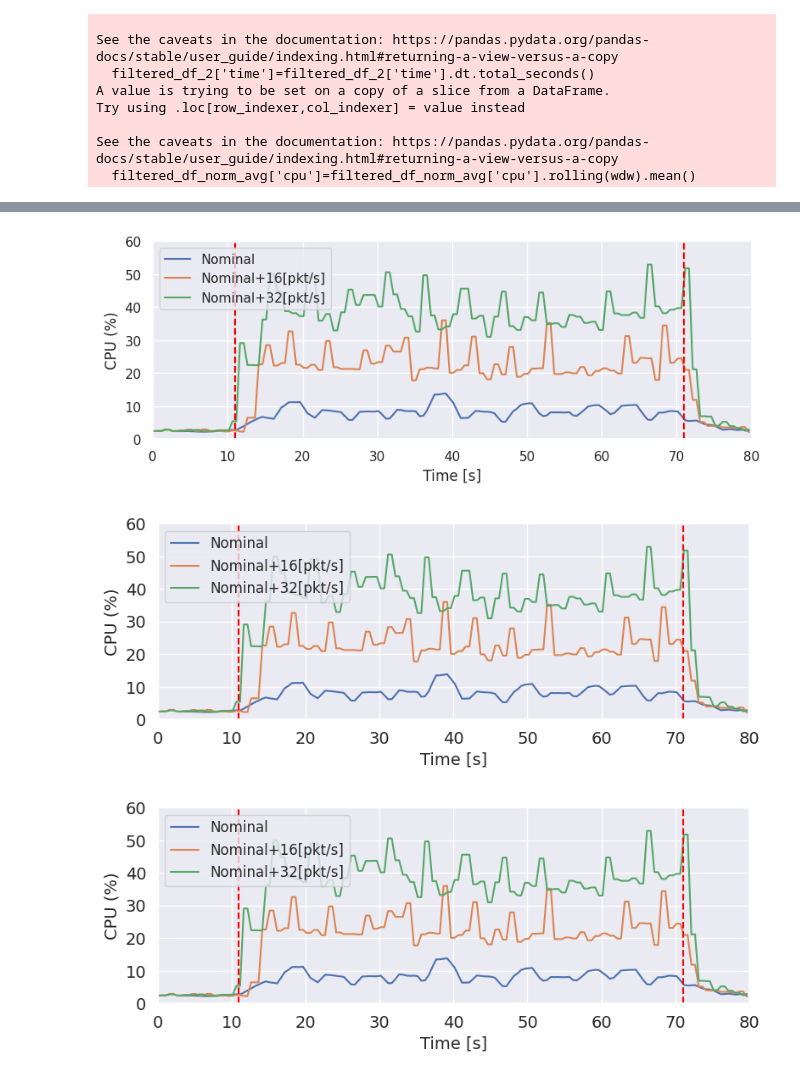
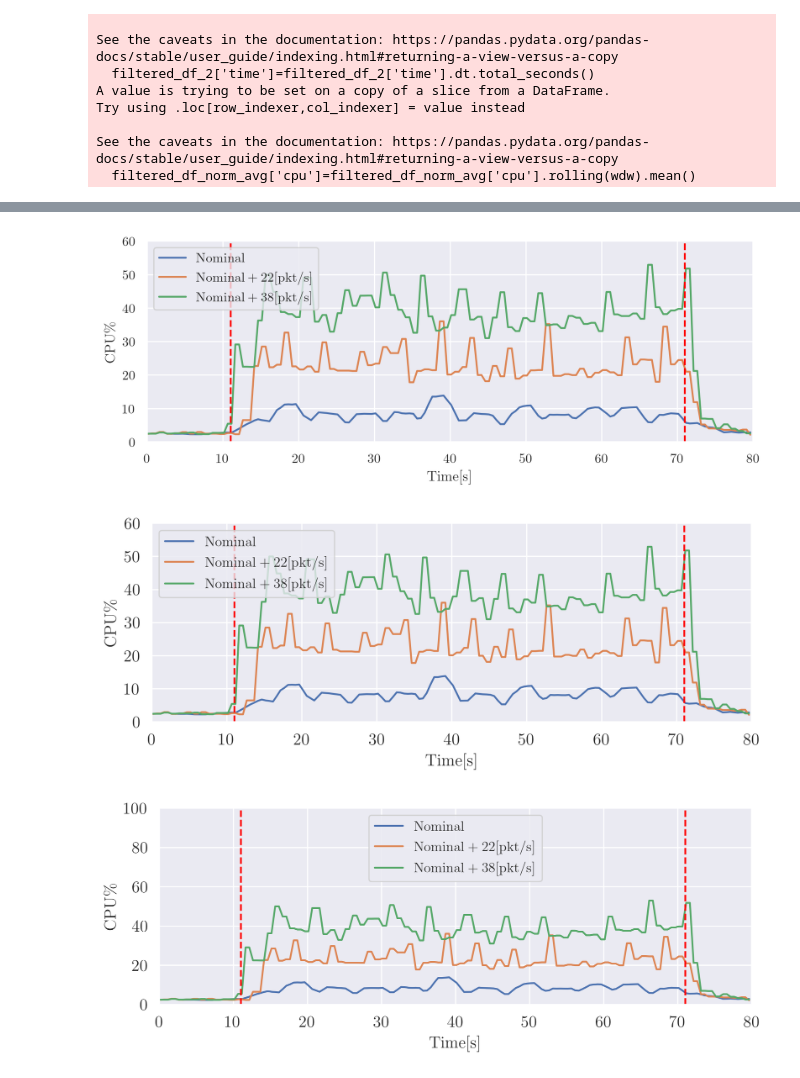
Before and after one commit to antonio-boiano/hass_forensic_component, a Jupyter notebook: prest.ipynb, the cells around one changed output, grey strips where cells are left out. Cells and saved outputs as stored; diff of their text form; code cells hidden in the pictures.

```diff
--- a/prest.ipynb
+++ b/prest.ipynb
@@ -1,5 +1,13 @@
 # %% [markdown]
 Convert the dataframe
+# %%
+import matplotlib.pyplot as plt
+import seaborn as sns
+sns.set_theme()
+plt.rcParams.update({
+    "text.usetex": True,
+    "font.family": "sans-serif",
+    "font.sans-serif": ["Helvetica"]})
 # %%
 import pandas as pd
 df = pd.read_csv ('/home/antonio/PCAP Repo/Presta/realt_capture.csv')
@@ -603,20 +613,20 @@ plt.show()
 # %%
-import matplotlib.pyplot as plt
+
 import seaborn as sns
 sns.set_theme()
 
 plt.figure(figsize=(9,3))
 
-filtered_df_norm_avg['cpu'].plot(y='CPU Percentage consumption', label='Nominal')
-filtered_df_1_avg['cpu'].plot(y='CPU Percentage consumption', label='Nominal+16[pkt/s]')
-filtered_df_2_avg['cpu'].plot(y='CPU Percentage consumption', label='Nominal+32[pkt/s]')
+filtered_df_norm_avg['cpu'].plot(y='CPU Percentage consumption', label='$\mathrm{Nominal}$')
+filtered_df_1_avg['cpu'].plot(y='CPU Percentage consumption', label= '$\mathrm{Nominal+22[pkt/s]}$')
+filtered_df_2_avg['cpu'].plot(y='CPU Percentage consumption', label= '$\mathrm{Nominal+38[pkt/s]}$')
 
 
 
 plt.axvline(x=11, color='red', linestyle='--')
 plt.axvline(x=71, color='red', linestyle='--')
-plt.xlabel('Time [s]')
-plt.ylabel('CPU (%)')
+plt.xlabel('$\mathrm{Time[s]}$')
+plt.ylabel('$\mathrm{CPU\%}$')
 
 # Show the plot
 # Add a legend to the plot
@@ -633,12 +643,12 @@ plt.xlim(0, 80)
 ##
 plt.figure(figsize=(9,3))
 
-plt.plot(filtered_df_norm_avg['cpu'], linewidth=1.5, label='Nominal')
-plt.plot(filtered_df_1_avg['cpu'], linewidth=1.5, label='Nominal+16[pkt/s]')
-plt.plot(filtered_df_2_avg['cpu'], linewidth=1.5, label='Nominal+32[pkt/s]')
+plt.plot(filtered_df_norm_avg['cpu'], linewidth=1.5, label='$\mathrm{Nominal}$')
+plt.plot(filtered_df_1_avg['cpu'], linewidth=1.5, label= '$\mathrm{Nominal+22[pkt/s]}$')
+plt.plot(filtered_df_2_avg['cpu'], linewidth=1.5, label= '$\mathrm{Nominal+38[pkt/s]}$')
 
-plt.xlabel('Time [s]', fontsize=14)
-plt.ylabel('CPU (%)', fontsize=14)
+plt.xlabel('$\mathrm{Time[s]}$', fontsize=14)
+plt.ylabel('$\mathrm{CPU\%}$', fontsize=14)
 
 
 plt.axvline(x=11, color='red', linestyle='--')
@@ -647,39 +657,39 @@ plt.axvline(x=71, color='red', linestyle='--')
 plt.legend(fontsize=12)
 plt.ylim(0, 60)
 plt.xlim(0, 80)
 
 for item in ([plt.gca().title, plt.gca().xaxis.label, plt.gca().yaxis.label] +
              plt.gca().get_xticklabels() + plt.gca().get_yticklabels()):
     item.set_fontsize(14)
 
     ##
 #   Yet Another way to Plot
 ##
 plt.figure(figsize=(9,3))
 
-plt.plot(filtered_df_norm_avg['cpu'], linewidth=1.5, label='Nominal')
-plt.plot(filtered_df_1_avg['cpu'], linewidth=1.5, label='Nominal+16[pkt/s]')
-plt.plot(filtered_df_2_avg['cpu'], linewidth=1.5, label='Nominal+32[pkt/s]')
+plt.plot(filtered_df_norm_avg['cpu'], linewidth=1.5, label='$\mathrm{Nominal}$')
+plt.plot(filtered_df_1_avg['cpu'], linewidth=1.5, label='$\mathrm{Nominal+22[pkt/s]}$')
+plt.plot(filtered_df_2_avg['cpu'], linewidth=1.5, label= '$\mathrm{Nominal+38[pkt/s]}$')
 
-plt.xlabel('Time [s]', fontsize=14)
-plt.ylabel('CPU (%)', fontsize=14)
+plt.xlabel('$\mathrm{Time[s]}$', fontsize=14)
+plt.ylabel('$\mathrm{CPU\%}$', fontsize=14)
 
 
 plt.axvline(x=11, color='red', linestyle='--')
 plt.axvline(x=71, color='red', linestyle='--')
 
 plt.legend(fontsize=12)
 plt.ylim(0, 100)
 plt.xlim(0, 80)
 
 for item in ([plt.gca().title, plt.gca().xaxis.label, plt.gca().yaxis.label] +
              plt.gca().get_xticklabels() + plt.gca().get_yticklabels()):
     item.set_fontsize(14)
 
 
-
+plt.savefig("/home/antonio/Documents/Papers Pictures/HomeSniff/prest_feat.pdf", format="pdf", bbox_inches='tight')
 plt.show()
 # %% [output]
-[figure, old version]
+[figure, new version]
-[figure, old version]
+[figure, new version]
-[figure, old version]
+[figure, new version]
```
Also changed, not shown: parts of 5 cells of this notebook, 4 other files.
